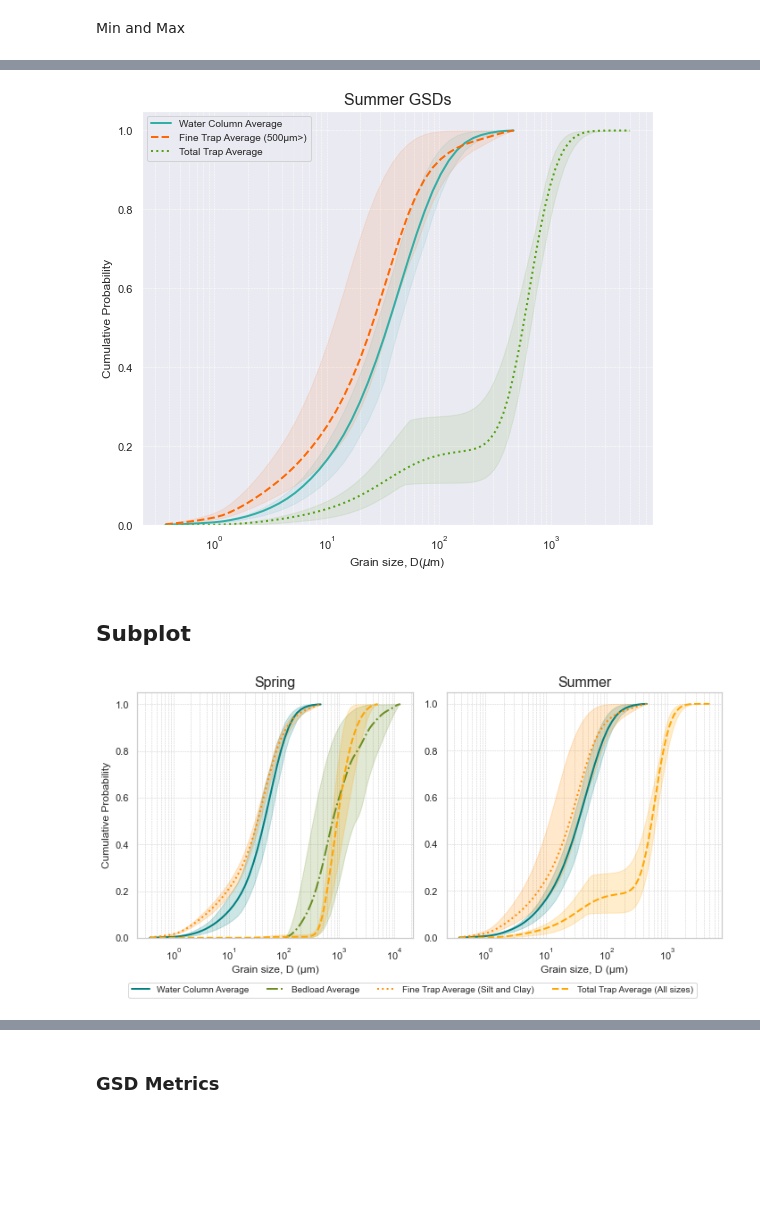
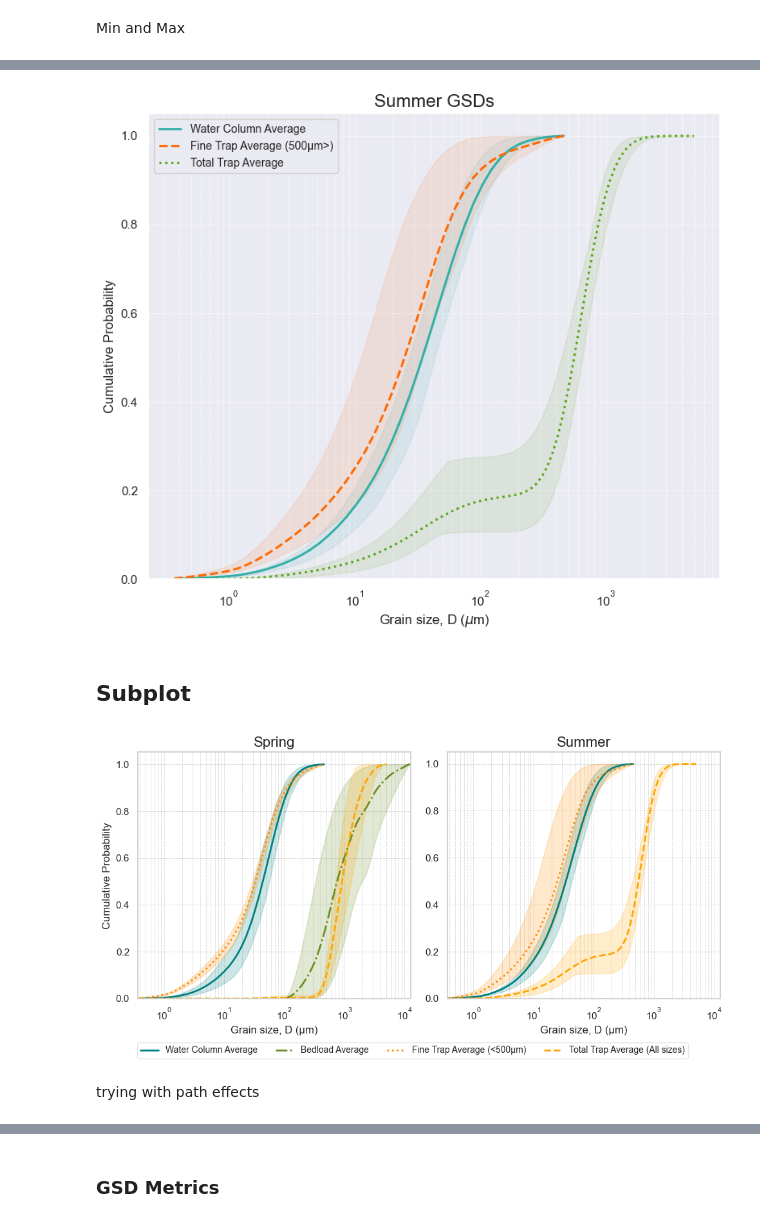
Before and after one commit to nicole-hucke/sediment_trap_paper, a Jupyter notebook: data_analysis/GSD_trap_vs_WC_analysis/GSD_plots_paper.ipynb, the cells around one changed output, grey strips where cells are left out. Drawn from its saved outputs; the diff is of its cells as text; code cells hidden in the pictures; blank space fills up the shorter version.

```diff
--- a/data_analysis/GSD_trap_vs_WC_analysis/GSD_plots_paper.ipynb
+++ b/data_analysis/GSD_trap_vs_WC_analysis/GSD_plots_paper.ipynb
@@ -467,7 +471,8 @@ ax.plot(grain_sizes, trap_SM_cdf['avg'], color="#FF6700", linewidth=2, linestyle
 ax.plot(grain_sizes_full, trap_SM_full_cdf['avg'], color="#55A314", linewidth=2, linestyle=':', label='Total Trap Average')
 
 ax.set_title('Summer GSDs', fontsize=16)
-ax.set_xlabel('Grain size, D($\mu$m)', fontsize=12)
+xlabel_text = r'Grain size, D ($\mu$m)'
+ax.set_xlabel(xlabel_text, fontsize=12)
 ax.set_ylabel('Cumulative Probability', fontsize=12)
 ax.set_xscale('log')
 ax.set_ylim(bottom=0) # ensure the y-axis starts at 0
@@ -479,7 +484,7 @@ plt.tight_layout()
 plt.savefig('plots/full_trap/summer_fulltrapGSD_cdf.png', dpi=500)
 plt.show()
 # %% [output]
-[figure, old version]
+[figure, new version]
 # %% [markdown]
 ## Subplot
 # %%
@@ -492,7 +497,7 @@ full_trap_color = 'orange'
 bedload_color= 'olivedrab'
 
 
-# Spring plot (left subplot)
+# spring plot (left subplot)
 ax1.fill_between(water_SP_cdf['Size '], water_SP_cdf['d10'], water_SP_cdf['d90'], color=water_color, alpha=0.2)
 ax1.fill_between(bedload_grain_sizes, bedload_cdf['d10'], bedload_cdf['d90'], color=bedload_color, alpha=0.2)
 ax1.fill_between(grain_sizes, trap_SP_cdf['d10'], trap_SP_cdf['d90'], color=fine_trap_color, alpha=0.2)
@@ -500,7 +505,7 @@ ax1.fill_between(grain_sizes_full, trap_SP_full_cdf['d10'], trap_SP_full_cdf['d9
 
 ax1.plot(water_SP_cdf['Size '], water_SP_cdf['avg'], color=water_color, linewidth=2, linestyle='-', label='Water Column Average')
 ax1.plot(bedload_grain_sizes, bedload_cdf['avg'], color=bedload_color, linewidth=2, linestyle='-.', label='Bedload Average')
-ax1.plot(grain_sizes, trap_SP_cdf['avg'], color=fine_trap_color, linewidth=2, linestyle=':', label='Fine Trap Average (Silt and Clay)')
+ax1.plot(grain_sizes, trap_SP_cdf['avg'], color=fine_trap_color, linewidth=2, linestyle=':', label='Fine Trap Average (<500µm)')
 ax1.plot(grain_sizes_full, trap_SP_full_cdf['avg'], color=full_trap_color, linewidth=2, linestyle='--', label='Total Trap Average (All sizes)')
 
 ax1.set_title('Spring', fontsize=16)
@@ -510,43 +515,63 @@ ax1.set_xscale('log')
 ax1.set_ylim(bottom=0)
 ax1.grid(True, which='both', linestyle='--', linewidth=0.5)
 
-# Summer plot (right subplot)
+# summer plot (right subplot)
 ax2.fill_between(water_SM_cdf['Size'], water_SM_cdf['d10'], water_SM_cdf['d90'], color=water_color, alpha=0.2)
 ax2.fill_between(grain_sizes, trap_SM_cdf['d10'], trap_SM_cdf['d90'], color=fine_trap_color, alpha=0.2)
 ax2.fill_between(grain_sizes_full, trap_SM_full_cdf['d10'], trap_SM_full_cdf['d90'], color=full_trap_color, alpha=0.2)
 
 ax2.plot(water_SM_cdf['Size'], water_SM_cdf['avg'], color=water_color, linewidth=2, linestyle='-')
 ax2.plot(grain_sizes, trap_SM_cdf['avg'], color=fine_trap_color, linewidth=2, linestyle=':')
 ax2.plot(grain_sizes_full, trap_SM_full_cdf['avg'], color=full_trap_color, linewidth=2, linestyle='--')
 
 ax2.set_title('Summer', fontsize=16)
 ax2.set_xlabel('Grain size, D (µm)', fontsize=12)
 #ax2.set_ylabel('Cumulative Probability', fontsize=12)
 ax2.set_xscale('log')
 ax2.set_ylim(bottom=0)
 ax2.grid(True, which='both', linestyle='--', linewidth=0.5)
 
-# Create a single legend at the bottom for both plots
-# Get handles and labels from both subplots
+# horizontal axes having the same limits
+# after plotting and before legend
+x_min = min(water_SP_cdf['Size '].min(),
+        water_SM_cdf['Size'].min(),
+        grain_sizes.min(),
+        grain_sizes_full.min(),
+        bedload_grain_sizes.min())
+x_max = max(water_SP_cdf['Size '].max(),
+        water_SM_cdf['Size'].max(),
+        grain_sizes.max(),
+        grain_sizes_full.max(),
+        bedload_grain_sizes.max())
+
+# guard for log-scale (must be > 0)
+x_min = max(x_min, 1e-12)
+ax1.set_xlim(x_min, x_max)
+ax2.set_xlim(x_min, x_max)
+
+# create a single legend at the bottom for both plots
+# get handles and labels from both subplots
 handles1, labels1 = ax1.get_legend_handles_labels()
 handles2, labels2 = ax2.get_legend_handles_labels()
 
-# Combine and remove duplicates while preserving order
+# combine and remove duplicates while preserving order
 handles_dict = {}
 labels_dict = {}
 for h, l in zip(handles1 + handles2, labels1 + labels2):
     if l not in labels_dict:
         handles_dict[l] = h
         labels_dict[l] = l
 
-# Create legend at bottom center
+# create legend at bottom center
 fig.legend(handles_dict.values(), labels_dict.keys(),
            loc='lower center', bbox_to_anchor=(0.5, -0.05),
-           ncol=4, frameon=True, fontsize=10)
+           ncol=4, frameon=True, fontsize=10, edgecolor='gainsboro', facecolor='white')
 
 plt.tight_layout()
 plt.subplots_adjust(bottom=0.15)  # Make room for the legend
-plt.savefig('plots/full_trap/subplot_fulltrapGSD_cdf.png', dpi=500, bbox_inches='tight')
+plt.savefig('plots/full_trap/subplot_fulltrapGSD_cdf_V2.png', dpi=500, bbox_inches='tight')
 plt.show()
 # %% [output]
-[figure, old version]
+[figure, new version]
+# %% [markdown]
+trying with path effects
```
Also changed, not shown: parts of 10 cells of this notebook, 27 other files.
